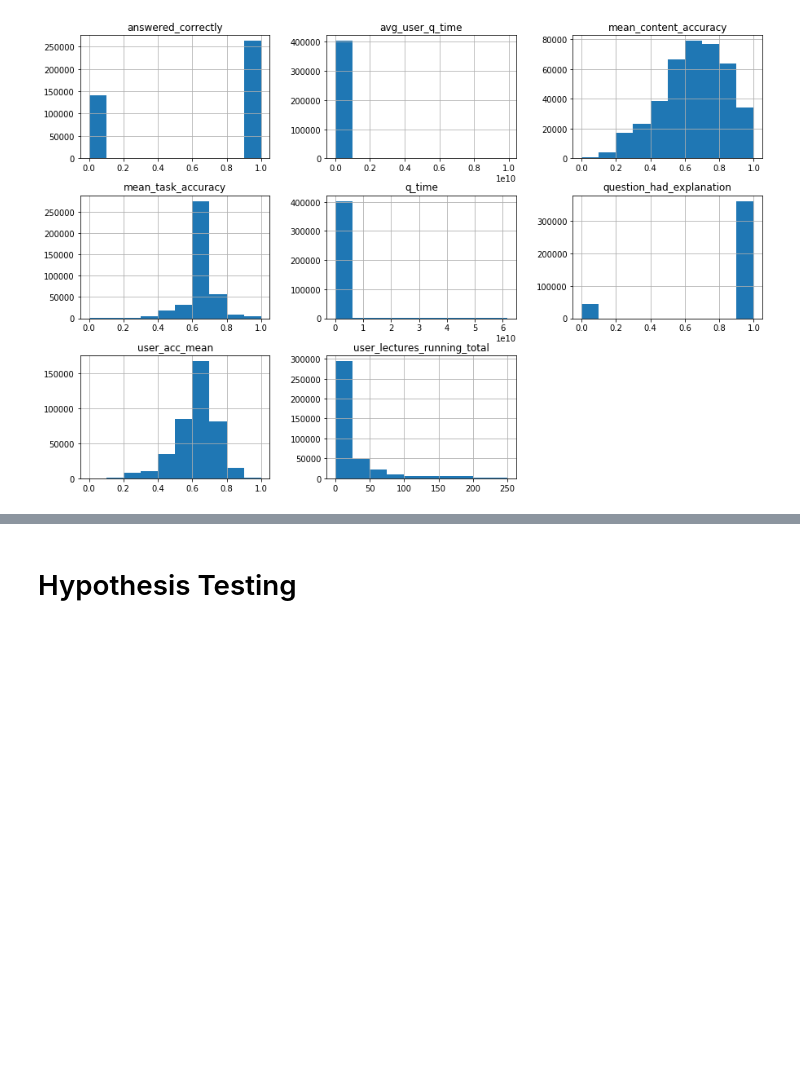
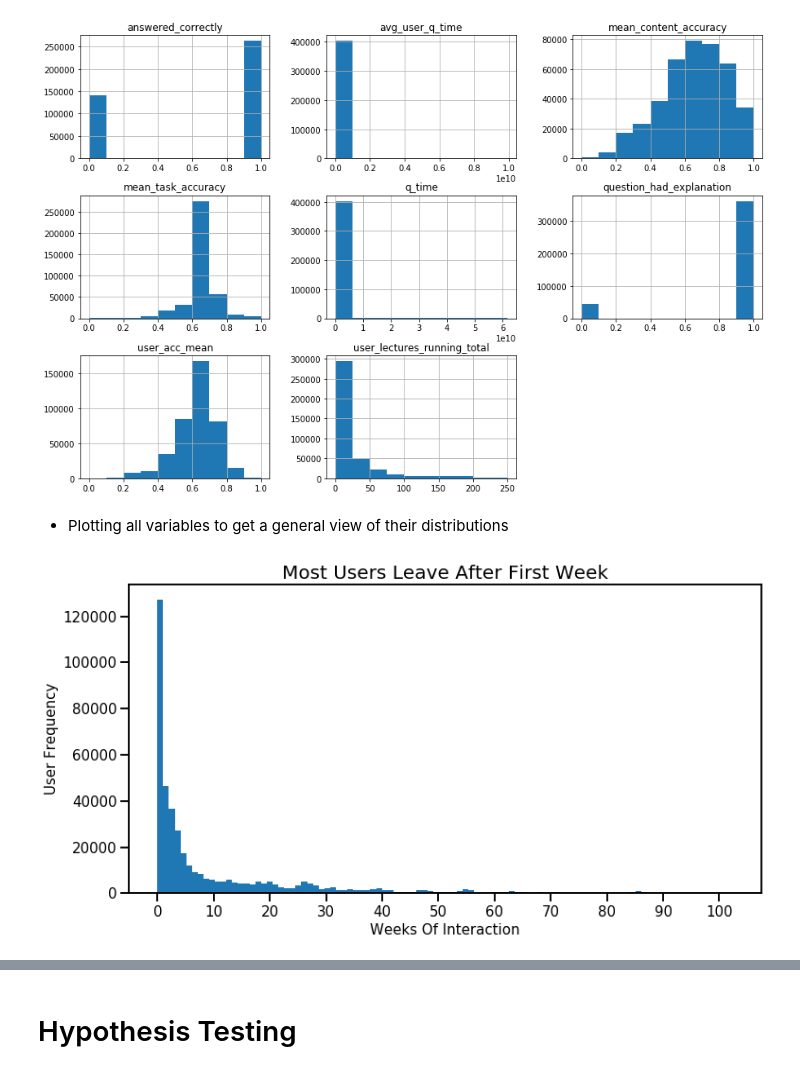
Before and after one commit to Riiid-Team/AI-Learning, a Jupyter notebook: MVP.ipynb, the cells around one changed output, grey strips where cells are left out. Drawn from its saved outputs; the diff is of its cells as text; code cells hidden in the pictures; blank space fills up the shorter version.

```diff
--- a/MVP.ipynb
+++ b/MVP.ipynb
@@ -228,3 +228,19 @@ train.hist(figsize=(15, 10),
 plt.show()
 # %% [output]
 [figure]
+# %% [markdown]
+- Plotting all variables to get a general view of their distributions
+# %%
+# User_id vs Timestamp
+# Had to convert time from in milliseconds to weeks
+ts = df_train['timestamp']/(31536000000/52)
+fig = plt.figure(figsize=(12,6))
+ts.plot.hist(bins=100)
+plt.title("Most Users Leave After First Week", fontsize=20)
+plt.xlabel("Weeks Of Interaction", fontsize=15)
+plt.ylabel("User Frequency", fontsize=15)
+plt.xticks(np.linspace(0,100,11),rotation=0, fontsize=15)
+plt.yticks(rotation=0, fontsize=15)
+plt.show()
+# %% [output]
+[figure, added]
```
Also changed, not shown: parts of 49 cells of this notebook.
